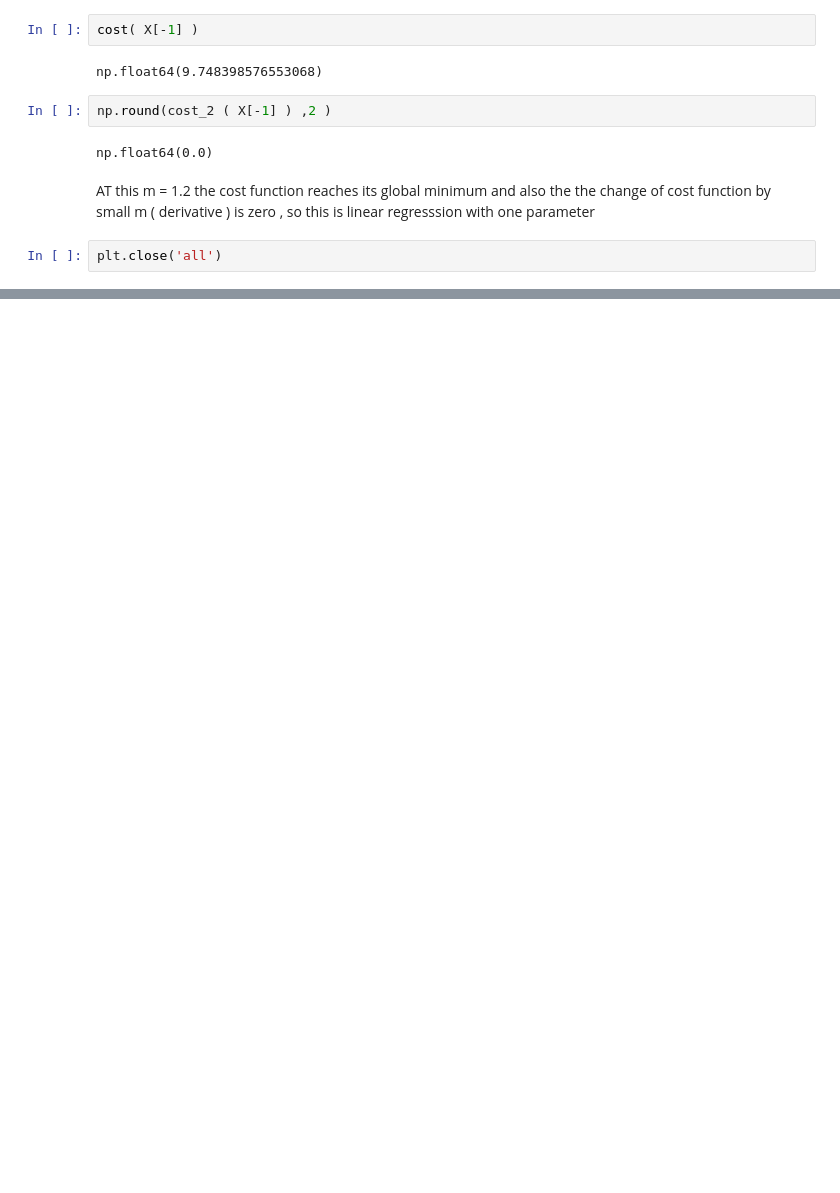
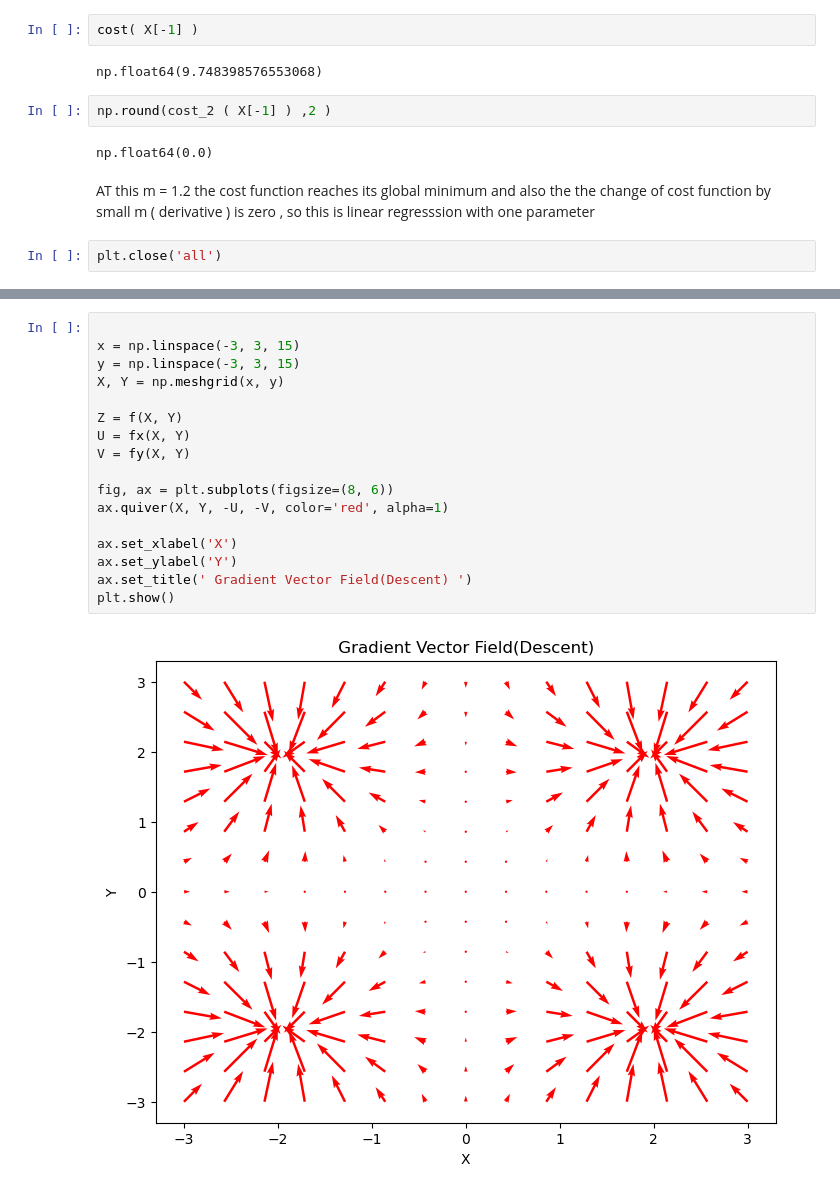
Before and after one commit to qamarr6092/math-with-python, a Jupyter notebook: Calculus/calculus.ipynb, the cells around one changed output, grey strips where cells are left out. Drawn from its saved outputs; the diff is of its cells as text; blank space fills up the shorter version.

```diff
--- a/Calculus/calculus.ipynb
+++ b/Calculus/calculus.ipynb
@@ -599,0 +742,19 @@ plt.close('all')
+# %%
+
+x = np.linspace(-3, 3, 15)
+y = np.linspace(-3, 3, 15)
+X, Y = np.meshgrid(x, y)
+
+Z = f(X, Y)
+U = fx(X, Y)
+V = fy(X, Y)
+
+fig, ax = plt.subplots(figsize=(8, 6))
+ax.quiver(X, Y, -U, -V, color='red', alpha=1)
+
+ax.set_xlabel('X')
+ax.set_ylabel('Y')
+ax.set_title(' Gradient Vector Field(Descent) ')
+plt.show()
+# %% [output]
+[figure, added]
```
Also changed, not shown: parts of 20 cells of this notebook, 1 other file.
